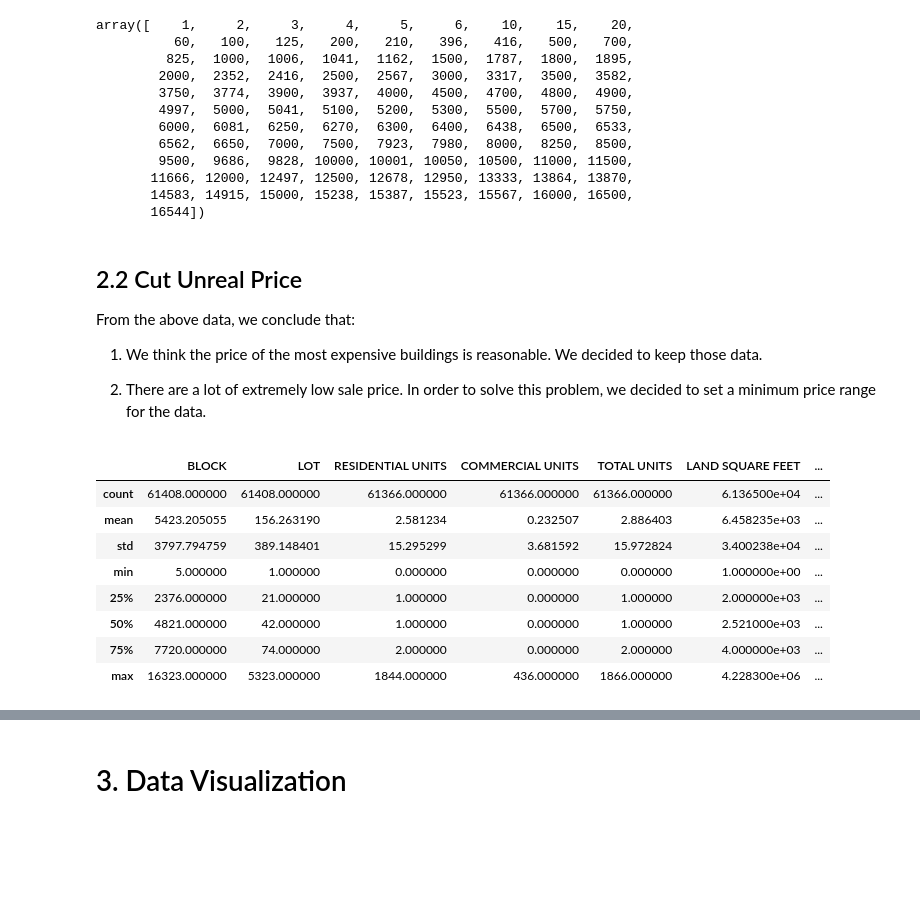
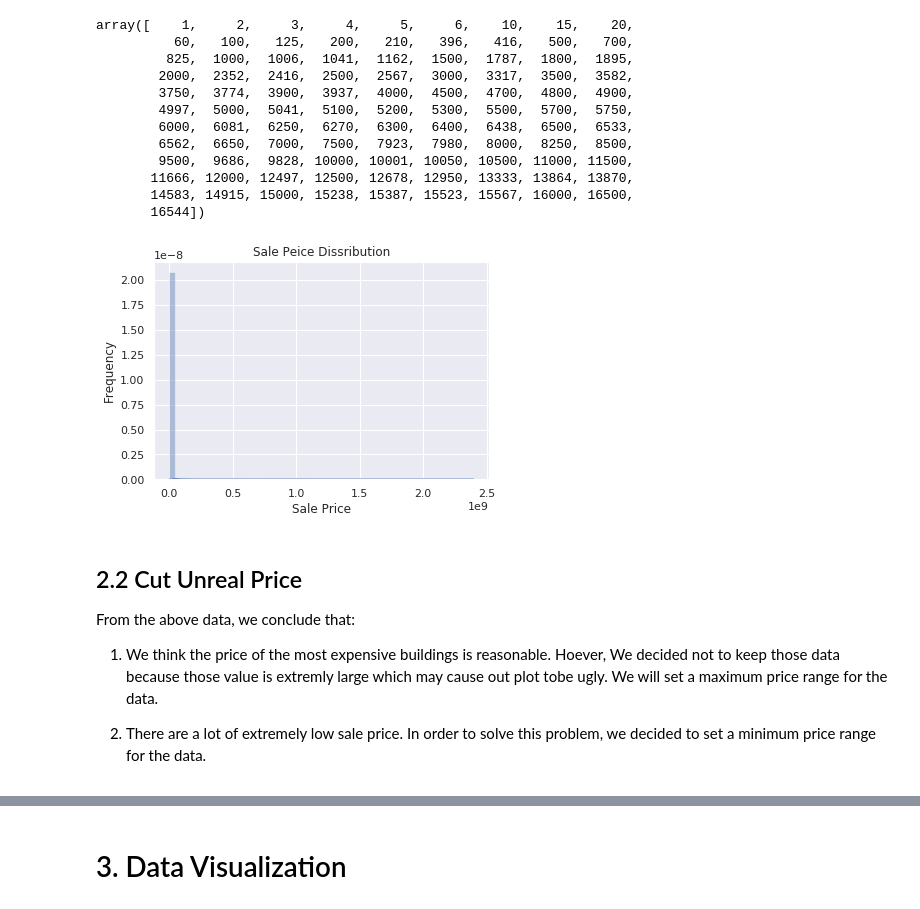
Before and after one commit to zhuoyingcai/NYC-Housing-Prices-Analysis, a Jupyter notebook: NYC_Housing_Prices_Analysis.ipynb, the cells around one changed output, grey strips where cells are left out. Saved outputs shown, nothing was run; the diff lists cells and outputs as text; code cells hidden in the pictures; blank space fills up the shorter version.

Commit message:
add density distribution graph and ECDF graph

```diff
--- a/NYC_Housing_Prices_Analysis.ipynb
+++ b/NYC_Housing_Prices_Analysis.ipynb
@@ -190,11 +193,20 @@ array([    1,     2,     3,     4,     5,     6,    10,    15,    20,
        11666, 12000, 12497, 12500, 12678, 12950, 13333, 13864, 13870,
        14583, 14915, 15000, 15238, 15387, 15523, 15567, 16000, 16500,
        16544])
+# %%
+sns.set()
+_ = sns.distplot(df['SALE PRICE'])
+plt.title('Sale Peice Dissribution')
+plt.xlabel('Sale Price')
+plt.ylabel('Frequency')
+plt.show()
+# %% [output]
+[figure, added]
 # %% [markdown]
 ## 2.2 Cut Unreal Price
 
 From the above data, we conclude that:
 
-1. We think the price of the most expensive buildings is reasonable. We decided to keep those data.
+1. We think the price of the most expensive buildings is reasonable. Hoever, We decided not to keep those data because those value is extremly large which may cause out plot tobe ugly. We will set a maximum price range for the data.
 
 2. There are a lot of extremely low sale price. In order to solve this problem, we decided to set a minimum price range for the data.
@@ -203,12 +212,0 @@ df = df[(df['SALE PRICE'] > 100000)]
-# %%
-df.describe()
-# %% [output]
-|  | BLOCK | LOT | RESIDENTIAL UNITS | COMMERCIAL UNITS | TOTAL UNITS | LAND SQUARE FEET | ... |
-| count | 61408.000000 | 61408.000000 | 61366.000000 | 61366.000000 | 61366.000000 | 6.136500e+04 | ... |
-| mean | 5423.205055 | 156.263190 | 2.581234 | 0.232507 | 2.886403 | 6.458235e+03 | ... |
-| std | 3797.794759 | 389.148401 | 15.295299 | 3.681592 | 15.972824 | 3.400238e+04 | ... |
-| min | 5.000000 | 1.000000 | 0.000000 | 0.000000 | 0.000000 | 1.000000e+00 | ... |
-| 25% | 2376.000000 | 21.000000 | 1.000000 | 0.000000 | 1.000000 | 2.000000e+03 | ... |
-| 50% | 4821.000000 | 42.000000 | 1.000000 | 0.000000 | 1.000000 | 2.521000e+03 | ... |
-| 75% | 7720.000000 | 74.000000 | 2.000000 | 0.000000 | 2.000000 | 4.000000e+03 | ... |
-| max | 16323.000000 | 5323.000000 | 1844.000000 | 436.000000 | 1866.000000 | 4.228300e+06 | ... |
```
Also changed, not shown: parts of 7 cells of this notebook.
